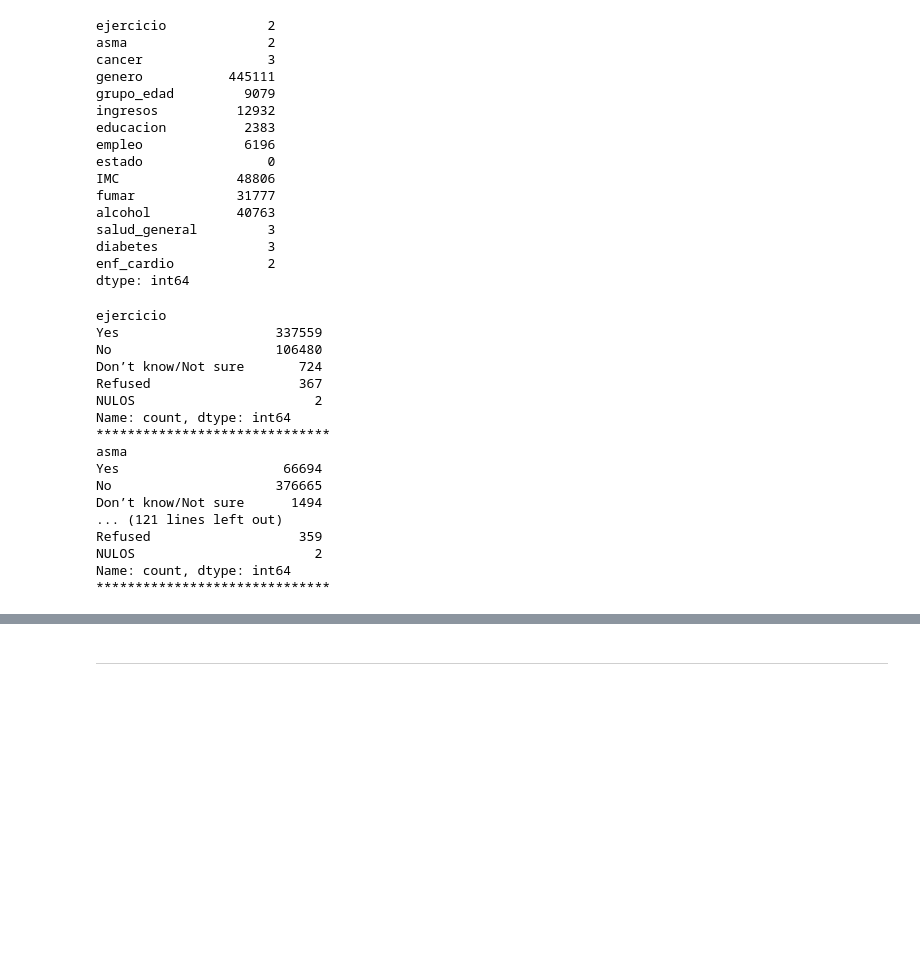
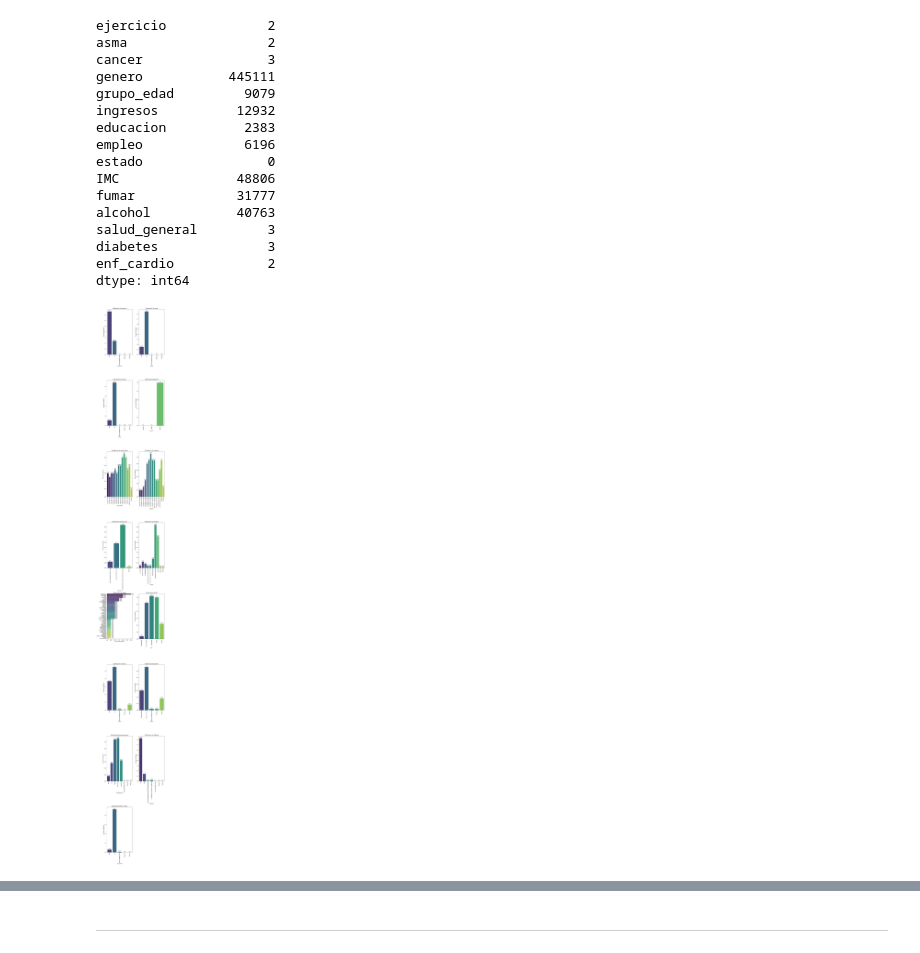
Before and after one commit to somm14/projects-evolve, a Jupyter notebook: EDA/notebooks/02_Primer_analisis_descriptivo.ipynb, the cells around one changed output, grey strips where cells are left out. Cells and saved outputs as stored; diff of their text form; code cells hidden in the pictures; blank space fills up the shorter version.

```diff
--- a/EDA/notebooks/02_Primer_analisis_descriptivo.ipynb
+++ b/EDA/notebooks/02_Primer_analisis_descriptivo.ipynb
@@ -697,26 +673,10 @@ enf_cardio            2
 dtype: int64
 # %%
 df_copy[cols_cat] = df_copy[cols_cat].fillna('NULOS')
-# %%
-ordenar_cat(df_copy, cols_cat, orden_categorias)
-# %% [output]
-ejercicio
-Yes                    337559
-No                     106480
-Don’t know/Not sure       724
-Refused                   367
-NULOS                       2
-Name: count, dtype: int64
-******************************
-asma
-Yes                     66694
-No                     376665
-Don’t know/Not sure      1494
-... (121 lines left out)
-Refused                   359
-NULOS                       2
-Name: count, dtype: int64
-******************************
+# %%
+distribucion_categoricas(df_copy, orden_categorias, cols_cat, mostrar_valores=True)
+# %% [output]
+[figure, added]
 # %% [markdown]
 *Observaciones*:
 Se va a tratar como categorías "Desconocidas" aquellas que sean categorizadas tanto `Don't know/Not sure`, `Refused`, `NULOS` ya que las tres es información que no tenemos.
```
Also changed, not shown: parts of 11 cells of this notebook, 2 other files.
